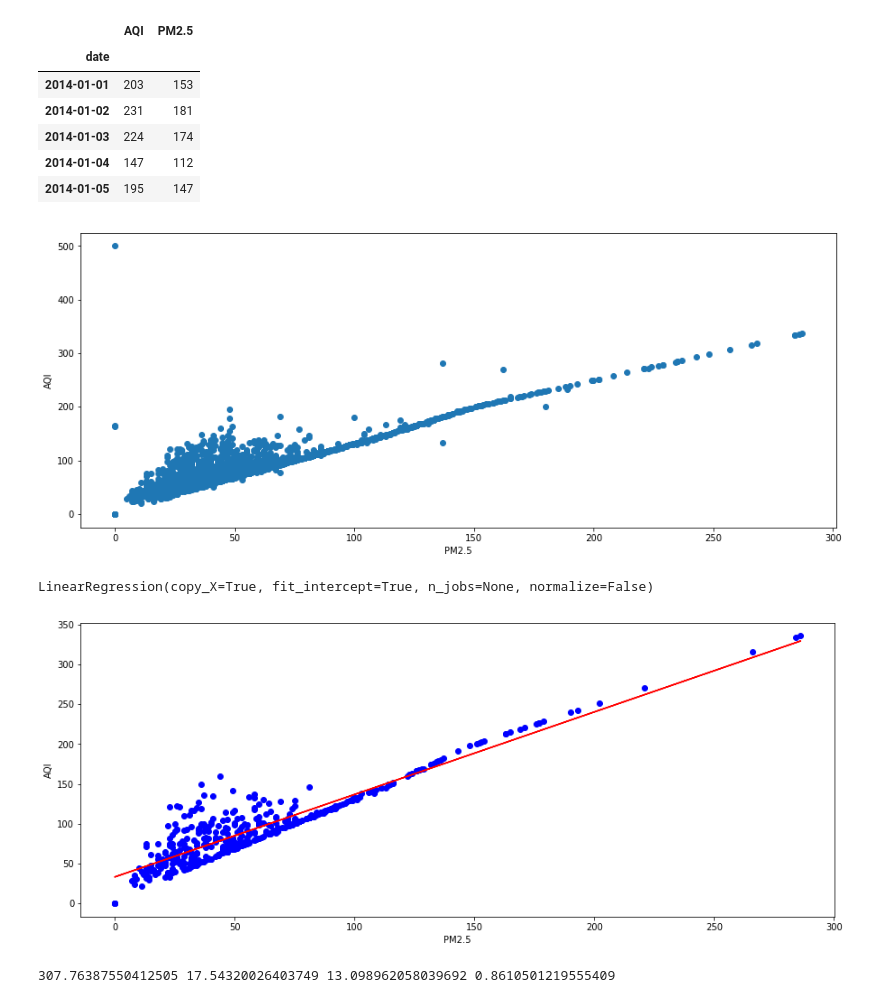
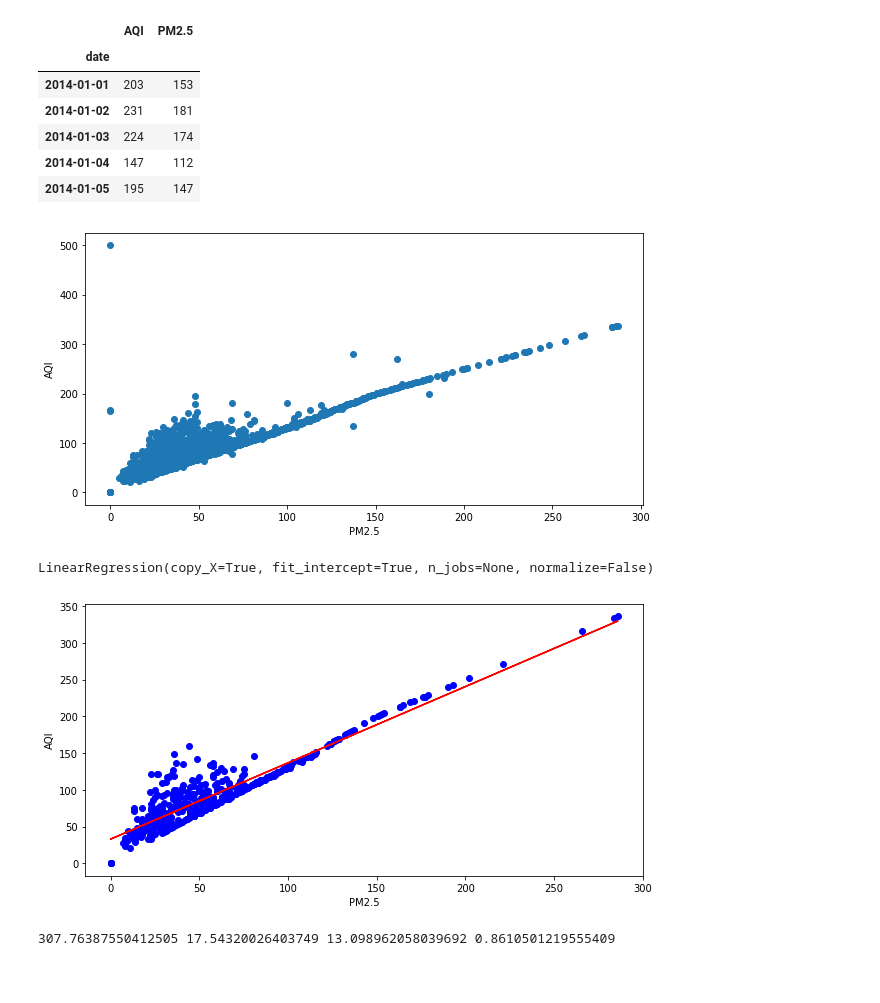
Before and after one commit to aimar112982/AQIstudy-1, a Jupyter notebook: AQI_analysis/LinRegforAQI.ipynb, the cells around one changed output. Saved outputs shown, nothing was run; the diff lists cells and outputs as text; code cells hidden in the pictures; blank space fills up the shorter version.

```diff
--- a/AQI_analysis/LinRegforAQI.ipynb
+++ b/AQI_analysis/LinRegforAQI.ipynb
@@ -36,14 +36,14 @@ y = wh_data.values[:, 0]                # AQI
 # %%
 import matplotlib.pyplot as plt
 %matplotlib inline
 
-plt.figure(figsize=(15,6))
+plt.figure(figsize=(10,5))
 plt.scatter(X, y)
 plt.xlabel('PM2.5')
 plt.ylabel('AQI')
 plt.show()
 # %% [output]
-[figure, old version]
+[figure, new version]
 # %%
 from sklearn.model_selection import train_test_split
 
@@ -56,14 +56,15 @@ lin_reg.fit(X_train, y_train)
 # %% [output]
 LinearRegression(copy_X=True, fit_intercept=True, n_jobs=None, normalize=False)
 # %%
-plt.figure(figsize=(15,6))
+yhat = lin_reg.predict(X_test)
+plt.figure(figsize=(10,5))
 plt.scatter(X_test, y_test, c='b')
-plt.plot(X_test, lin_reg.predict(X_test), c='r')
+plt.plot(X_test, yhat, c='r')
 plt.xlabel('PM2.5')
 plt.ylabel('AQI')
 plt.show()
 # %% [output]
-[figure, old version]
+[figure, new version]
 # %%
 from sklearn.metrics import mean_squared_error, mean_absolute_error, r2_score
 from numpy import sqrt
```
Also changed, not shown: parts of 24 cells of this notebook.
